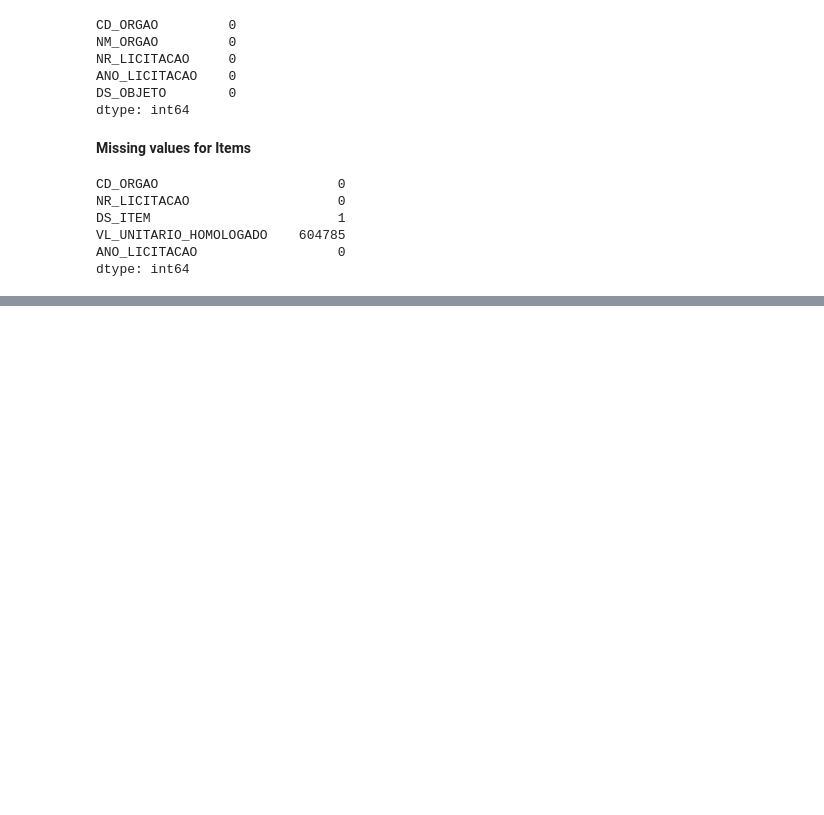
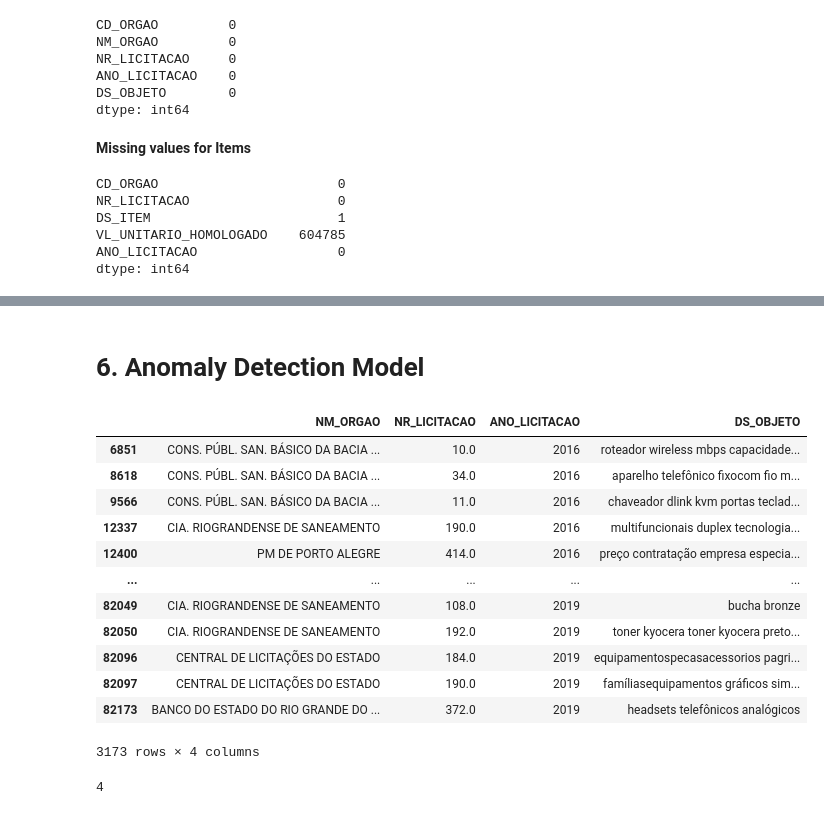
Before and after one commit to alfarias/rs-public-bids, a Jupyter notebook: notebooks/exploration.ipynb, the cells around one changed output, grey strips where cells are left out. Saved outputs shown, nothing was run; the diff lists cells and outputs as text; code cells hidden in the pictures; blank space fills up the shorter version.

```diff
--- a/notebooks/exploration.ipynb
+++ b/notebooks/exploration.ipynb
@@ -14,18 +14,31 @@ sys.path.append(os.path.abspath('..'))
 # Local Packages
 %aimport src.features
 from src.features.build_features import build_features
-from src.features.clean_text import clean_text
+from src.nlp_utils.clean_text import clean_text
+from src.nlp_utils.extract_ngrams import extract_ngrams
 from src.data.load_data import load_data
 # Standard Packages
 import pandas as pd
 import numpy as np
 from IPython.display import HTML
-import spacy
+import gc
+from collections import Counter
 # Visualization Packages
 import hvplot.pandas
 # Paths and Config constants
-nlp = spacy.load('pt_core_news_lg')
 DATA_PATH = os.path.abspath('..')+os.sep+'data'
 FIG_PATH = os.path.abspath('..')+os.sep+'reports'+\
             os.sep+'figures'+os.sep
 YEARS = [2016, 2017, 2018, 2019]
+CUSTOM_STOPWORDS = ['aquisição', 'fornecimento', 'kg', 'tk'
+                    'gr', 'sc', 'conforme', 'anexo', 'edital',
+                    'tipo', 'área', 'lote', 'aprox', 'porto',
+                    'serviços','cor',  'rua', 'alegrers', 'item',
+                    'uso', 'serviço', 'cfeespanexa',  'numero',
+                     'privativa',  'vii', 'matrícula', 'objeto',
+                     'amt', 'mca', 'm³h', 'amt', 'solução', 'padrão',
+                     'vazão', 'objetos', 'mgml', 'termo', 'referência',
+                     'registro', 'preços', 'outro', 'bens', 'ano',
+                     'respectivo', 'constantes', 'humana', 'ref',
+                     'etapa', 'deste', 'nao', 'aparelhos', 'protecao',
+                     'preparacao']
@@ -201,0 +212,21 @@ fig
+# %%
+
+po_top_costs_bid = bid.query('CD_ORGAO in(@cdo_list)')
+bid_top = clean_text(df=po_top_costs_bid, feature='DS_OBJETO',
+                    custom_stop=CUSTOM_STOPWORDS)
+item_top = clean_text(df=po_top_costs, feature='DS_ITEM',
+                    custom_stop=CUSTOM_STOPWORDS)
+gc.collect()
+# Some wrong words to replace
+bid_top['DS_OBJETO'] = bid_top['DS_OBJETO'].str.replace('pinformatica', 'informatica')
+bid_top['DS_OBJETO'] = bid_top['DS_OBJETO'].str.replace('famíliasalimentacao', 'alimentacao')
+bid_top['DS_OBJETO'] = bid_top['DS_OBJETO'].str.replace('famíliasequipamentos', 'equipamentos')
+bid_top['DS_OBJETO'] = bid_top['DS_OBJETO'].str.replace('famíliasequipamentosmateriais', 'equipamentos')
+bid_top['DS_OBJETO'] = bid_top['DS_OBJETO'].str.replace('equipamentosmateriais', 'equipamentos')
+bid_top['DS_OBJETO'] = bid_top['DS_OBJETO'].str.replace('materiais', 'equipamentos')
+bid_top['DS_OBJETO'] = bid_top['DS_OBJETO'].str.replace('medicohospitalaresenfermagem', 'hospitalares')
+bid_top['DS_OBJETO'] = bid_top['DS_OBJETO'].str.replace('equipamentos equipamentos', 'equipamentos')
+bid_top['DS_OBJETO'] = bid_top['DS_OBJETO'].str.replace('pconstrucao', 'construcao')
+item_top['DS_ITEM'] = item_top['DS_ITEM'].str.replace('ctinta', 'tinta')
+# Delete variables to free memory
+del bid, item, po_top_costs, po_top_costs_bid, df, sf
@@ -201,0 +263,30 @@ fig
+# %% [markdown]
+# 6. Anomaly Detection Model
+# %%
+bid_top.drop(['CD_ORGAO'], axis=1, inplace=True)
+#item_top.drop(['NM_ORGAO'], axis=1)
+# %% [output]
+|  | NM_ORGAO | NR_LICITACAO | ANO_LICITACAO | DS_OBJETO |
+| 6851 | CONS. PÚBL. SAN. BÁSICO DA BACIA ... | 10.0 | 2016 | roteador wireless mbps capacidade... |
+| 8618 | CONS. PÚBL. SAN. BÁSICO DA BACIA ... | 34.0 | 2016 | aparelho telefônico fixocom fio m... |
+| 9566 | CONS. PÚBL. SAN. BÁSICO DA BACIA ... | 11.0 | 2016 | chaveador dlink kvm portas teclad... |
+| 12337 | CIA. RIOGRANDENSE DE SANEAMENTO | 190.0 | 2016 | multifuncionais duplex tecnologia... |
+| 12400 | PM DE PORTO ALEGRE | 414.0 | 2016 | preço contratação empresa especia... |
+| ... | ... | ... | ... | ... |
+| 82049 | CIA. RIOGRANDENSE DE SANEAMENTO | 108.0 | 2019 | bucha bronze |
+| 82050 | CIA. RIOGRANDENSE DE SANEAMENTO | 192.0 | 2019 | toner kyocera toner kyocera preto... |
+| 82096 | CENTRAL DE LICITAÇÕES DO ESTADO | 184.0 | 2019 | equipamentospecasacessorios pagri... |
+| 82097 | CENTRAL DE LICITAÇÕES DO ESTADO | 190.0 | 2019 | famíliasequipamentos gráficos sim... |
+| 82173 | BANCO DO ESTADO DO RIO GRANDE DO ... | 372.0 | 2019 | headsets telefônicos analógicos |
+3173 rows × 4 columns
+# %%
+def join_top_data(bid_t, item_t, year):
+    bid_t = bid_t.query('ANO_LICITACAO == @year')
+    item_t = item_t.query('ANO_LICITACAO == @year')
+    data = bid_t.merge(item_t, on='NR_LICITACAO')
+    return data
+
+df = join_top_data(bid_top, item_top, 2018)
+df['NM_ORGAO'].nunique()
+# %% [output]
+4
```
Also changed, not shown: parts of 10 cells of this notebook, 7 other files.
